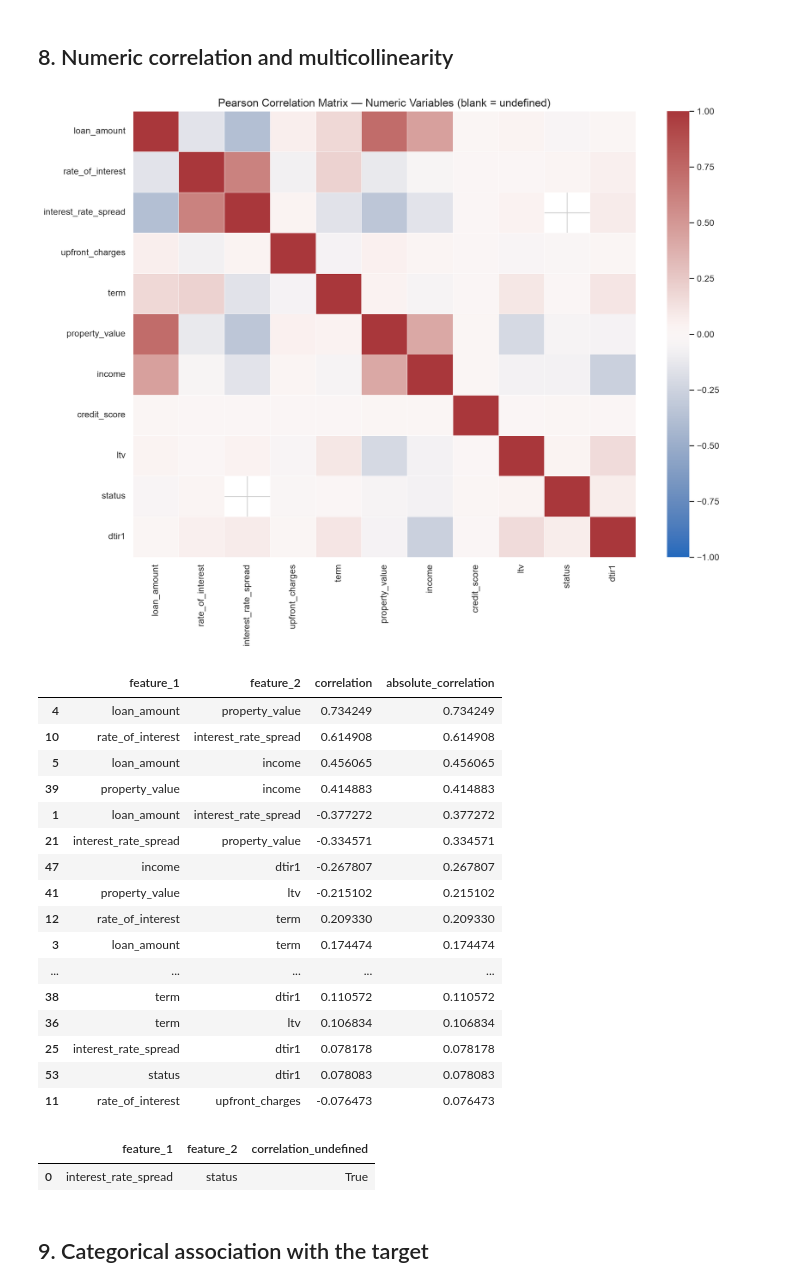
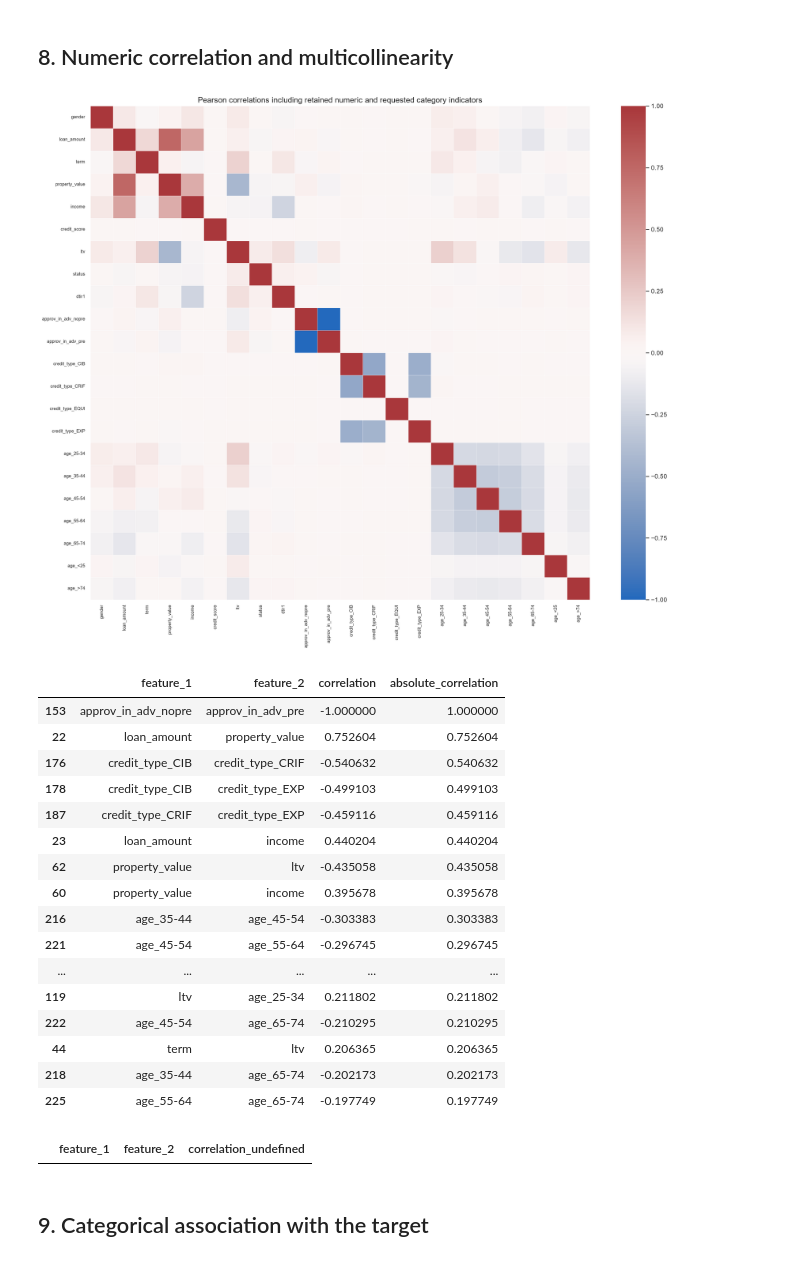
Before and after one commit to chen123893/Machine_Learning, a Jupyter notebook: notebooks/02_exploratory_data_analysis.ipynb, the cells around one changed output. Drawn from its saved outputs; the diff is of its cells as text; code cells hidden in the pictures.

```diff
--- a/notebooks/02_exploratory_data_analysis.ipynb
+++ b/notebooks/02_exploratory_data_analysis.ipynb
@@ -248,58 +247,67 @@ display(Image(filename=str(path)))
 # %% [markdown]
 ## 8. Numeric correlation and multicollinearity
 # %%
-numeric_for_corr = df.select_dtypes(include=np.number).drop(columns=['id', 'year'], errors='ignore')
+# No arbitrary ordinal codes for nominal fields: use individual 0/1 indicators.
+eligible = df.drop(columns=['id', 'year'], errors='ignore')
+encoded = pd.get_dummies(eligible, dtype=float)
+full_corr = encoded.corr(method='pearson')
+save_table(full_corr.reset_index(names='feature'), EDA_TABLES / 'all_encoded_pearson_matrix.csv')
+requested = ['approv_in_adv', 'credit_type', 'age']
+numeric_for_corr = pd.concat([df.select_dtypes(include=np.number).drop(columns=['id', 'year'], errors='ignore'),
+    pd.get_dummies(df[requested], dtype=float)], axis=1)
+# This focused plot includes gender, approval, property value, LTV, DTI,
+# credit bureau and age indicators. The full CSV includes all retained inputs.
 corr = numeric_for_corr.corr()
 save_table(corr.reset_index(names='feature'), EDA_TABLES / 'numeric_correlation_matrix.csv')
 
-fig, ax = plt.subplots(figsize=(13, 10))
+fig, ax = plt.subplots(figsize=(17, 14))
 sns.heatmap(corr, mask=corr.isna(), cmap='vlag', center=0, vmin=-1, vmax=1, linewidths=0.35, ax=ax)
-ax.set_title('Pearson Correlation Matrix — Numeric Variables (blank = undefined)')
+ax.set_title('Pearson correlations including retained numeric and requested category indicators')
+ax.tick_params(axis='both', labelsize=8)
 path = save_figure(EDA_FIGURES / 'numeric_correlation_heatmap.png')
 display(Image(filename=str(path)))
 
 corr_pairs = (
     corr.where(np.triu(np.ones(corr.shape), k=1).astype(bool))
     .stack().rename('correlation').reset_index()
     .rename(columns={'level_0': 'feature_1', 'level_1': 'feature_2'})
 )
 corr_pairs['absolute_correlation'] = corr_pairs['correlation'].abs()
 corr_pairs = corr_pairs.sort_values('absolute_correlation', ascending=False)
 upper_triangle = pd.DataFrame(
     np.triu(np.ones(corr.shape), k=1).astype(bool), index=corr.index, columns=corr.columns
 )
 undefined_pairs = (
     corr.isna().where(upper_triangle).stack()
     .loc[lambda values: values]
     .rename('correlation_undefined')
     .reset_index()
     .rename(columns={'level_0': 'feature_1', 'level_1': 'feature_2'})
 )
 save_table(corr_pairs, EDA_TABLES / 'numeric_correlation_pairs.csv')
 save_table(undefined_pairs, EDA_TABLES / 'undefined_numeric_correlations.csv')
 display(corr_pairs.head(20))
 display(undefined_pairs)
 # %% [output]
-[figure, old version]
+[figure, new version]
 |  | feature_1 | feature_2 | correlation | absolute_correlation |
-| 4 | loan_amount | property_value | 0.734249 | 0.734249 |
-| 10 | rate_of_interest | interest_rate_spread | 0.614908 | 0.614908 |
-| 5 | loan_amount | income | 0.456065 | 0.456065 |
-| 39 | property_value | income | 0.414883 | 0.414883 |
-| 1 | loan_amount | interest_rate_spread | -0.377272 | 0.377272 |
-| 21 | interest_rate_spread | property_value | -0.334571 | 0.334571 |
-| 47 | income | dtir1 | -0.267807 | 0.267807 |
-| 41 | property_value | ltv | -0.215102 | 0.215102 |
-| 12 | rate_of_interest | term | 0.209330 | 0.209330 |
-| 3 | loan_amount | term | 0.174474 | 0.174474 |
+| 153 | approv_in_adv_nopre | approv_in_adv_pre | -1.000000 | 1.000000 |
+| 22 | loan_amount | property_value | 0.752604 | 0.752604 |
+| 176 | credit_type_CIB | credit_type_CRIF | -0.540632 | 0.540632 |
+| 178 | credit_type_CIB | credit_type_EXP | -0.499103 | 0.499103 |
+| 187 | credit_type_CRIF | credit_type_EXP | -0.459116 | 0.459116 |
+| 23 | loan_amount | income | 0.440204 | 0.440204 |
+| 62 | property_value | ltv | -0.435058 | 0.435058 |
+| 60 | property_value | income | 0.395678 | 0.395678 |
+| 216 | age_35-44 | age_45-54 | -0.303383 | 0.303383 |
+| 221 | age_45-54 | age_55-64 | -0.296745 | 0.296745 |
 | ... | ... | ... | ... | ... |
-| 38 | term | dtir1 | 0.110572 | 0.110572 |
-| 36 | term | ltv | 0.106834 | 0.106834 |
-| 25 | interest_rate_spread | dtir1 | 0.078178 | 0.078178 |
-| 53 | status | dtir1 | 0.078083 | 0.078083 |
-| 11 | rate_of_interest | upfront_charges | -0.076473 | 0.076473 |
+| 119 | ltv | age_25-34 | 0.211802 | 0.211802 |
+| 222 | age_45-54 | age_65-74 | -0.210295 | 0.210295 |
+| 44 | term | ltv | 0.206365 | 0.206365 |
+| 218 | age_35-44 | age_65-74 | -0.202173 | 0.202173 |
+| 225 | age_55-64 | age_65-74 | -0.197749 | 0.197749 |
 |  | feature_1 | feature_2 | correlation_undefined |
-| 0 | interest_rate_spread | status | True |
 # %% [markdown]
 ## 9. Categorical association with the target
 # %%
```
Also changed, not shown: parts of 10 cells of this notebook, 31 other files.
